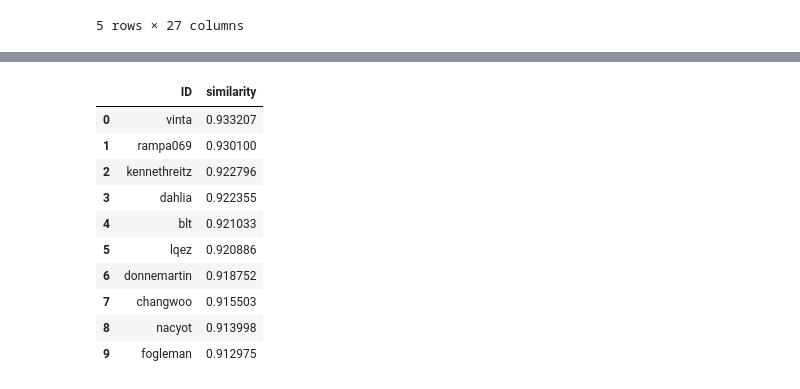
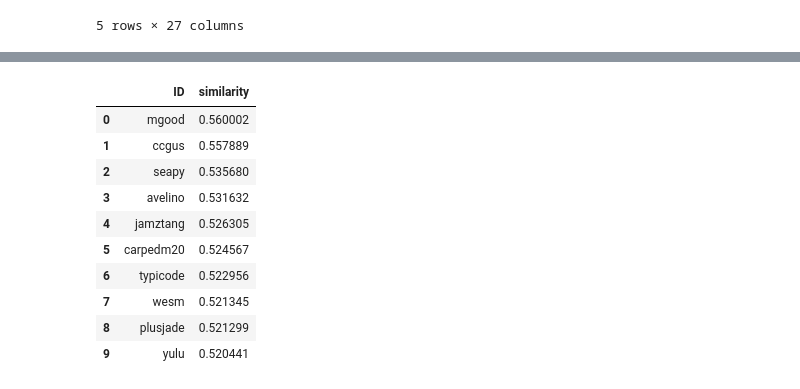
Before and after one commit to bambit21/Github-recommendation-system-using-word2vec, a Jupyter notebook: collaborative filtering modeling.ipynb, the cells around one changed output, grey strips where cells are left out. Drawn from its saved outputs; the diff is of its cells as text; code cells hidden in the pictures.

```diff
--- a/collaborative filtering modeling.ipynb
+++ b/collaborative filtering modeling.ipynb
@@ -255,4 +270,4 @@ def recommend_please(ID):
 # %%
 %%time
-recommend_please("KimHeeKue")
+recommend_please("zzsza")
 # %% [output]
@@ -261,14 +276,14 @@ Wall time: 16.8 s
 |  | ID | similarity |
-| 0 | vinta | 0.933207 |
-| 1 | rampa069 | 0.930100 |
-| 2 | kennethreitz | 0.922796 |
-| 3 | dahlia | 0.922355 |
-| 4 | blt | 0.921033 |
-| 5 | lqez | 0.920886 |
-| 6 | donnemartin | 0.918752 |
-| 7 | changwoo | 0.915503 |
-| 8 | nacyot | 0.913998 |
-| 9 | fogleman | 0.912975 |
+| 0 | mgood | 0.560002 |
+| 1 | ccgus | 0.557889 |
+| 2 | seapy | 0.535680 |
+| 3 | avelino | 0.531632 |
+| 4 | jamztang | 0.526305 |
+| 5 | carpedm20 | 0.524567 |
+| 6 | typicode | 0.522956 |
+| 7 | wesm | 0.521345 |
+| 8 | plusjade | 0.521299 |
+| 9 | yulu | 0.520441 |
 # %%
 %%time
 recommend_please("milooy")
```
Also changed, not shown: parts of 9 cells of this notebook.
